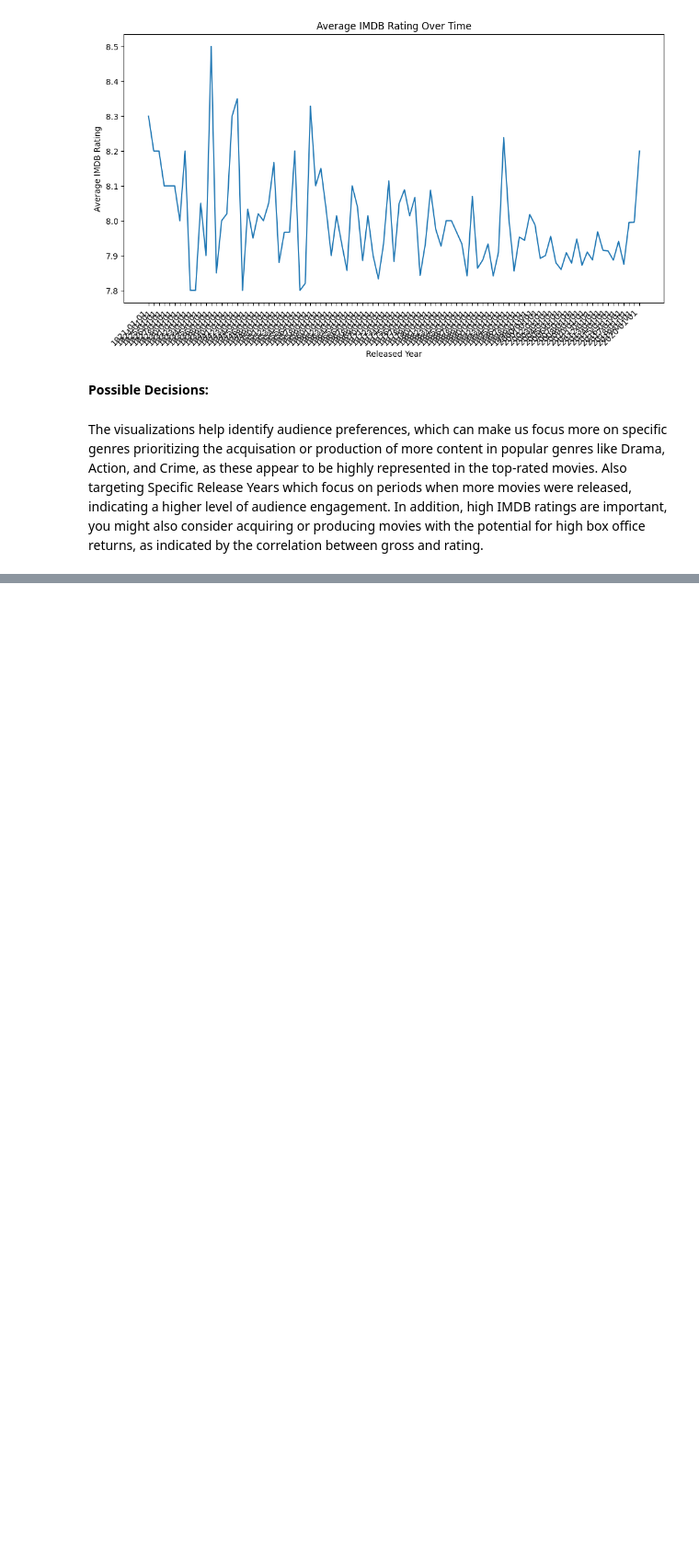
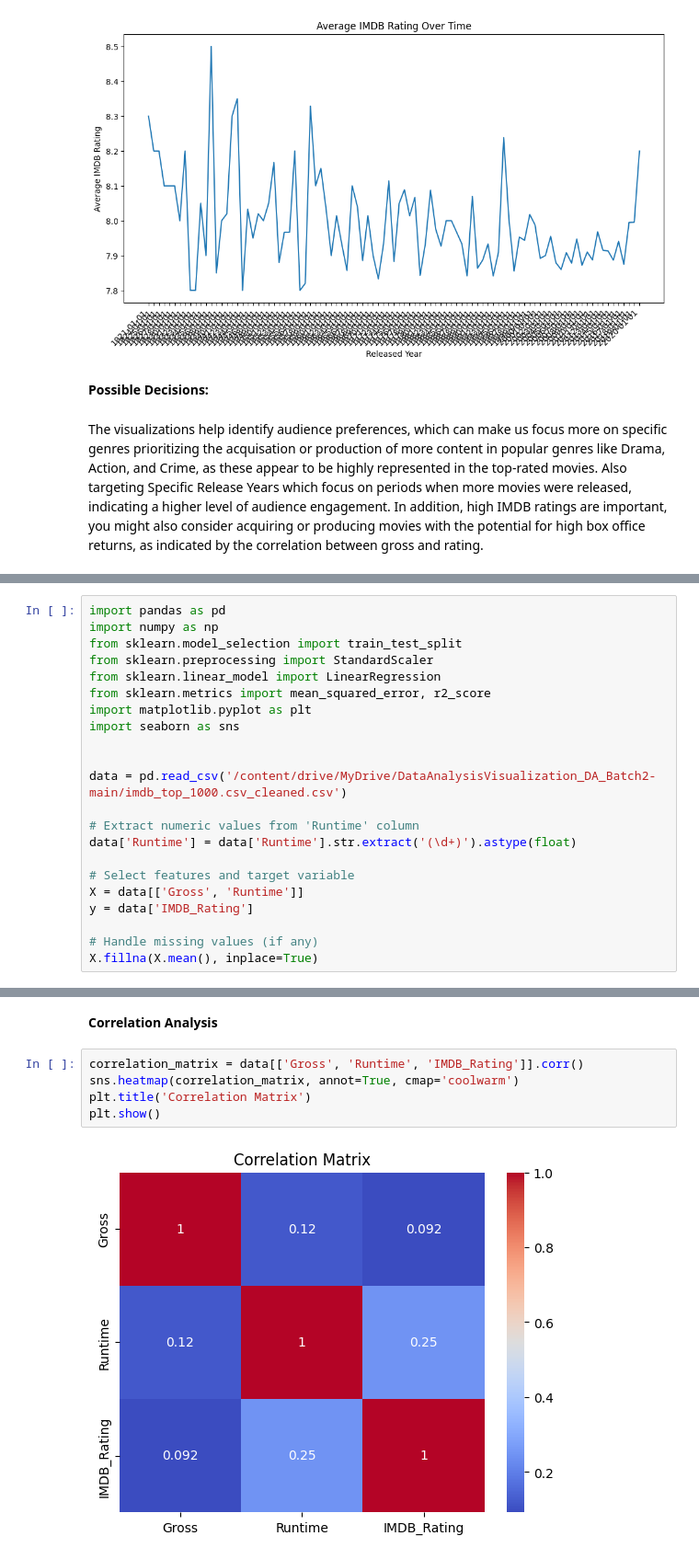
Before and after one commit to Mabbassofyan/DataAnalysisVisualization_DA_Batch2, a Jupyter notebook: finalDraft_DA.ipynb, the cells around one changed output, grey strips where cells are left out. Shown at 92% size. Cells and saved outputs as stored; diff of their text form; blank space fills up the shorter version.

```diff
--- a/finalDraft_DA.ipynb
+++ b/finalDraft_DA.ipynb
@@ -321,0 +340,22 @@ The visualizations help identify audience preferences, which can make us focus m
+# %%
+import pandas as pd
+import numpy as np
+from sklearn.model_selection import train_test_split
+from sklearn.preprocessing import StandardScaler
+from sklearn.linear_model import LinearRegression
+from sklearn.metrics import mean_squared_error, r2_score
+import matplotlib.pyplot as plt
+import seaborn as sns
+
+
+data = pd.read_csv('/content/drive/MyDrive/DataAnalysisVisualization_DA_Batch2-main/imdb_top_1000.csv_cleaned.csv')
+
+# Extract numeric values from 'Runtime' column
+data['Runtime'] = data['Runtime'].str.extract('(\d+)').astype(float)
+
+# Select features and target variable
+X = data[['Gross', 'Runtime']]
+y = data['IMDB_Rating']
+
+# Handle missing values (if any)
+X.fillna(X.mean(), inplace=True)
@@ -321,0 +386,9 @@ The visualizations help identify audience preferences, which can make us focus m
+# %% [markdown]
+**Correlation Analysis**
+# %%
+correlation_matrix = data[['Gross', 'Runtime', 'IMDB_Rating']].corr()
+sns.heatmap(correlation_matrix, annot=True, cmap='coolwarm')
+plt.title('Correlation Matrix')
+plt.show()
+# %% [output]
+[figure, added]
```
Also changed, not shown: parts of 28 cells of this notebook.
